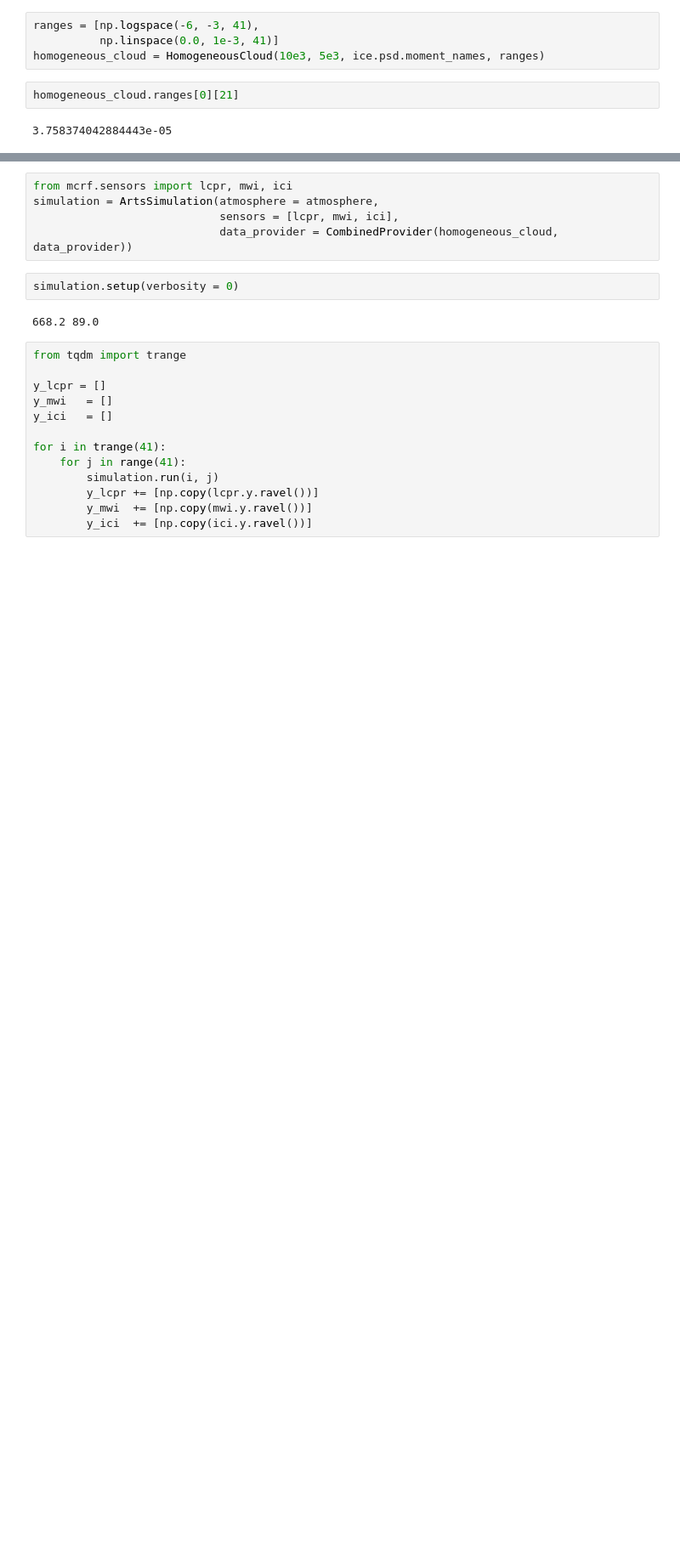
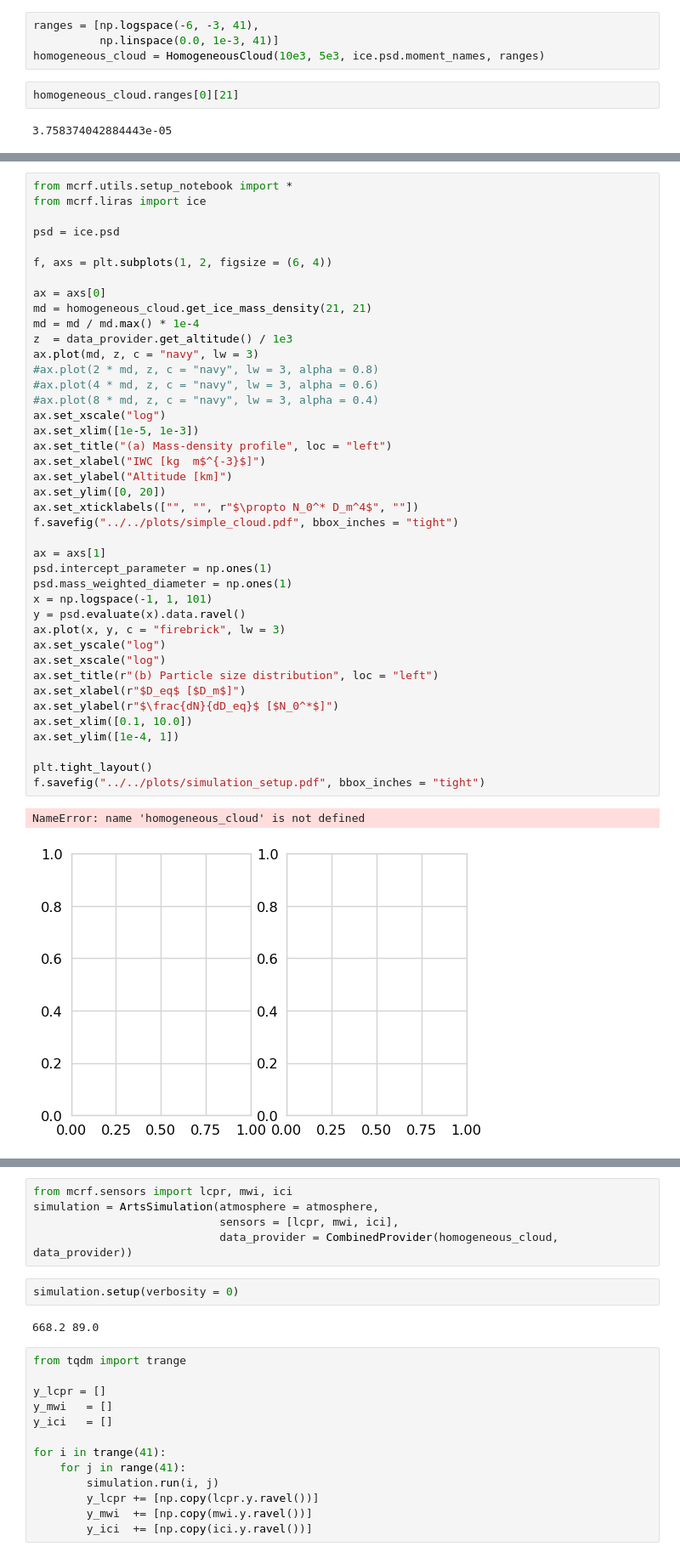
Before and after one commit to simonpf/mcrf, a Jupyter notebook: notebooks/liras/simple_cloud.ipynb, the cells around one changed output, grey strips where cells are left out. Shown at 85% size. Drawn from its saved outputs; the diff is of its cells as text; blank space fills up the shorter version.

```diff
--- a/notebooks/liras/simple_cloud.ipynb
+++ b/notebooks/liras/simple_cloud.ipynb
@@ -97,0 +98,44 @@ f.savefig("../../plots/simple_cloud.pdf", bbox_inches = "tight")
+# %%
+from mcrf.utils.setup_notebook import *
+from mcrf.liras import ice
+
+psd = ice.psd
+
+f, axs = plt.subplots(1, 2, figsize = (6, 4))
+
+ax = axs[0]
+md = homogeneous_cloud.get_ice_mass_density(21, 21)
+md = md / md.max() * 1e-4
+z  = data_provider.get_altitude() / 1e3
+ax.plot(md, z, c = "navy", lw = 3)
+#ax.plot(2 * md, z, c = "navy", lw = 3, alpha = 0.8)
+#ax.plot(4 * md, z, c = "navy", lw = 3, alpha = 0.6)
+#ax.plot(8 * md, z, c = "navy", lw = 3, alpha = 0.4)
+ax.set_xscale("log")
+ax.set_xlim([1e-5, 1e-3])
+ax.set_title("(a) Mass-density profile", loc = "left")
+ax.set_xlabel("IWC [kg  m$^{-3}$]")
+ax.set_ylabel("Altitude [km]")
+ax.set_ylim([0, 20])
+ax.set_xticklabels(["", "", r"$\propto N_0^* D_m^4$", ""])
+f.savefig("../../plots/simple_cloud.pdf", bbox_inches = "tight")
+
+ax = axs[1]
+psd.intercept_parameter = np.ones(1)
+psd.mass_weighted_diameter = np.ones(1)
+x = np.logspace(-1, 1, 101)
+y = psd.evaluate(x).data.ravel()
+ax.plot(x, y, c = "firebrick", lw = 3)
+ax.set_yscale("log")
+ax.set_xscale("log")
+ax.set_title(r"(b) Particle size distribution", loc = "left")
+ax.set_xlabel(r"$D_eq$ [$D_m$]")
+ax.set_ylabel(r"$\frac{dN}{dD_eq}$ [$N_0^*$]")
+ax.set_xlim([0.1, 10.0])
+ax.set_ylim([1e-4, 1])
+
+plt.tight_layout()
+f.savefig("../../plots/simulation_setup.pdf", bbox_inches = "tight")
+# %% [output]
+NameError: name 'homogeneous_cloud' is not defined
+[figure, added]
```
Also changed, not shown: parts of 5 cells of this notebook, 19 other files.
